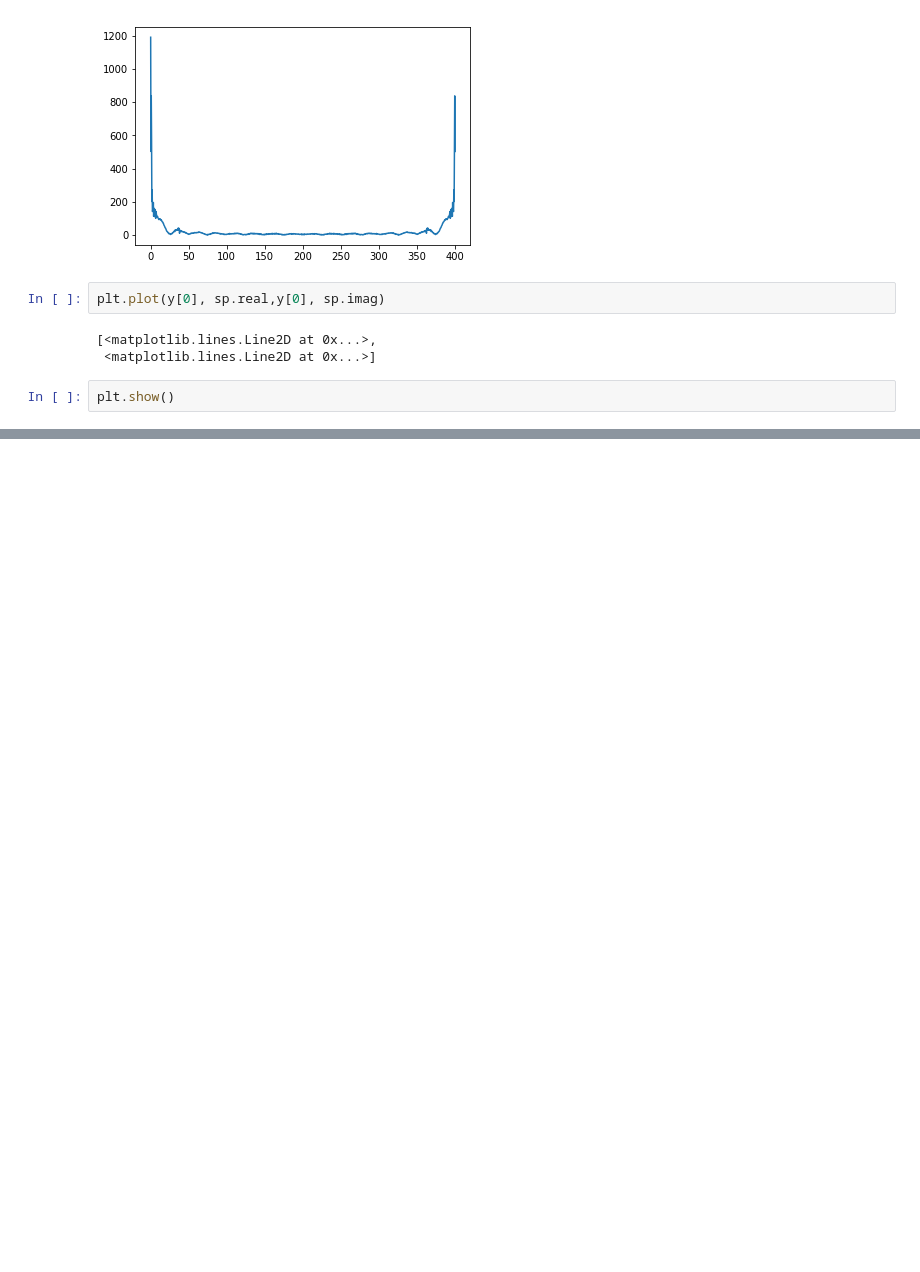
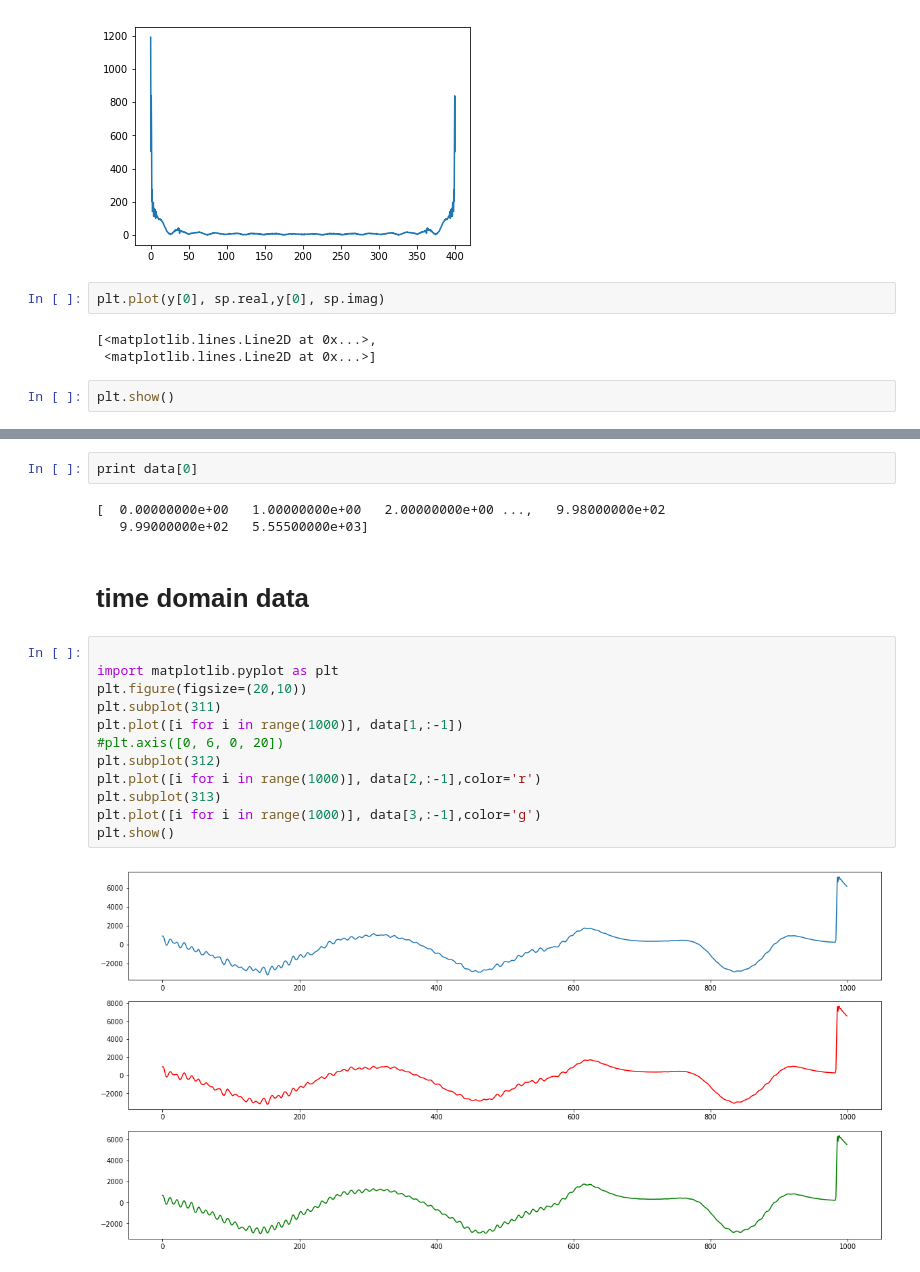
Before and after one commit to habdullah/Concealed_weapon_detection, a Jupyter notebook: fyp.ipynb, the cells around one changed output, grey strips where cells are left out. Cells and saved outputs as stored; diff of their text form; blank space fills up the shorter version.

```diff
--- a/fyp.ipynb
+++ b/fyp.ipynb
@@ -343,0 +570,21 @@ plt.show()
+# %%
+print data[0]
+# %% [output]
+[  0.00000000e+00   1.00000000e+00   2.00000000e+00 ...,   9.98000000e+02
+   9.99000000e+02   5.55500000e+03]
+# %% [markdown]
+# time domain data
+# %%
+
+import matplotlib.pyplot as plt
+plt.figure(figsize=(20,10))
+plt.subplot(311)
+plt.plot([i for i in range(1000)], data[1,:-1])
+#plt.axis([0, 6, 0, 20])
+plt.subplot(312)
+plt.plot([i for i in range(1000)], data[2,:-1],color='r')
+plt.subplot(313)
+plt.plot([i for i in range(1000)], data[3,:-1],color='g')
+plt.show()
+# %% [output]
+[figure, added]
```
Also changed, not shown: parts of 7 cells of this notebook.
